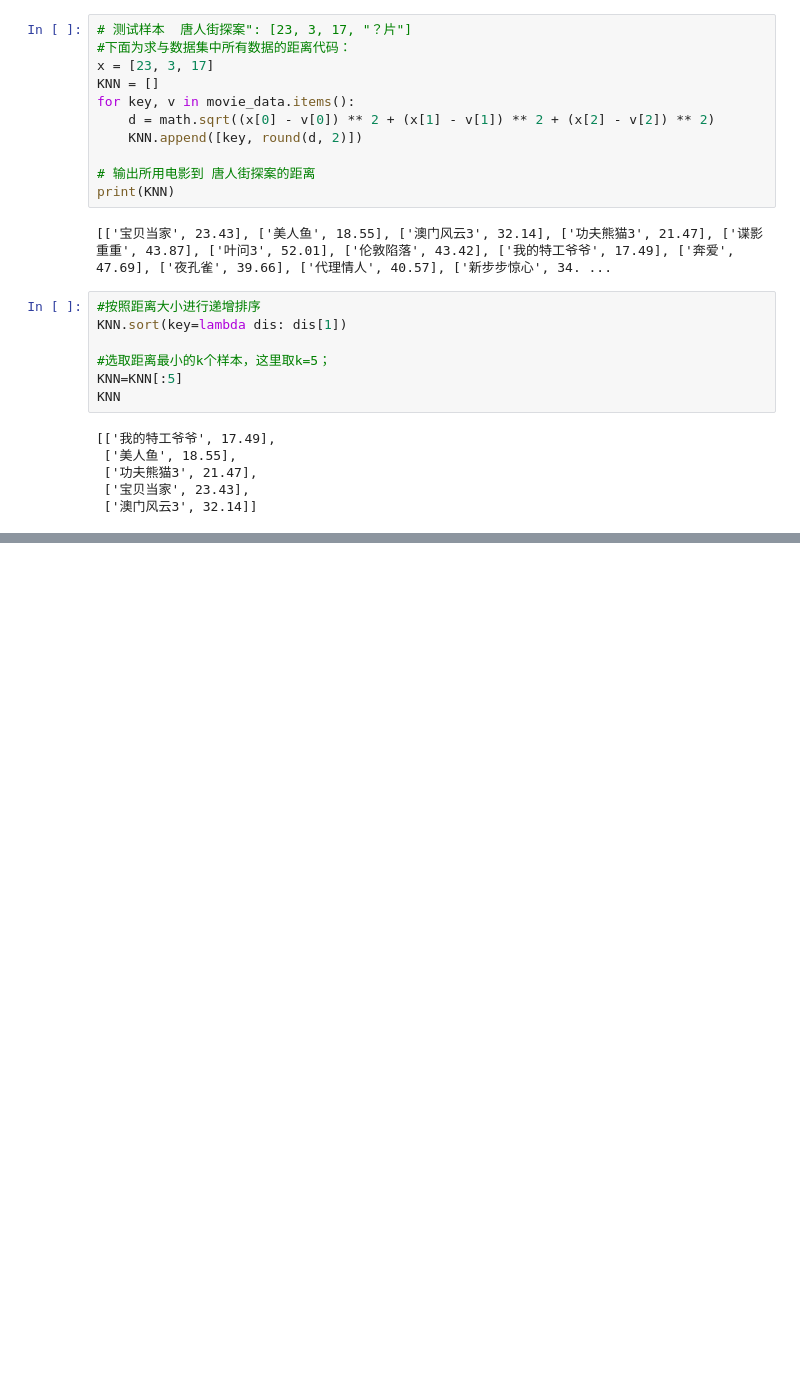
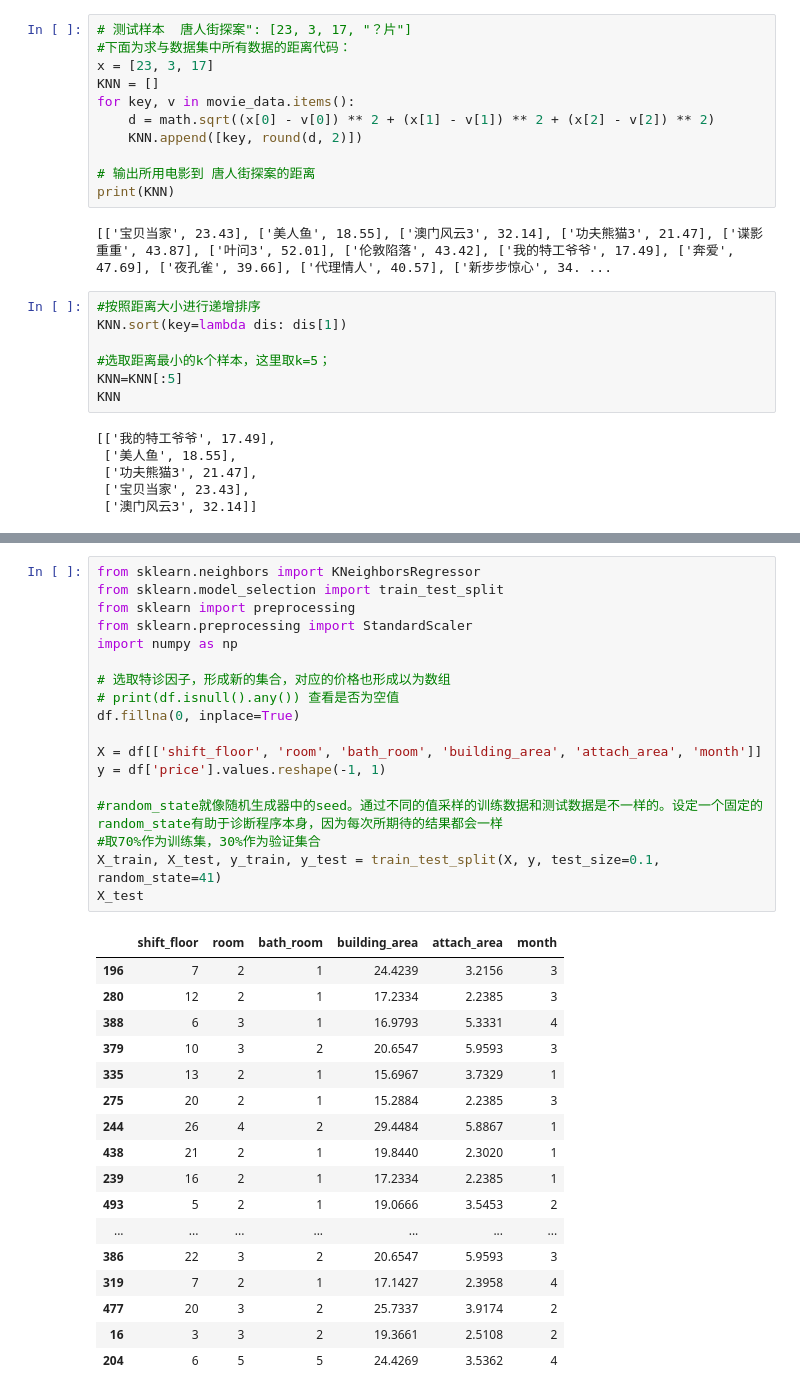
Before and after one commit to xiaoxie110/python_learn, a Jupyter notebook: knn.ipynb, the cells around one changed output, grey strips where cells are left out. Drawn from its saved outputs; the diff is of its cells as text; blank space fills up the shorter version.

```diff
--- a/knn.ipynb
+++ b/knn.ipynb
@@ -50,0 +103,36 @@ labels
+# %%
+from sklearn.neighbors import KNeighborsRegressor
+from sklearn.model_selection import train_test_split
+from sklearn import preprocessing
+from sklearn.preprocessing import StandardScaler
+import numpy as np
+
+# 选取特诊因子，形成新的集合，对应的价格也形成以为数组
+# print(df.isnull().any()) 查看是否为空值
+df.fillna(0, inplace=True)
+
+X = df[['shift_floor', 'room', 'bath_room', 'building_area', 'attach_area', 'month']]
+y = df['price'].values.reshape(-1, 1)
+
+#random_state就像随机生成器中的seed。通过不同的值采样的训练数据和测试数据是不一样的。设定一个固定的random_state有助于诊断程序本身，因为每次所期待的结果都会一样
+#取70%作为训练集，30%作为验证集合
+X_train, X_test, y_train, y_test = train_test_split(X, y, test_size=0.1, random_state=41)
+X_test
+# %% [output]
+|  | shift_floor | room | bath_room | building_area | attach_area | month |
+| 196 | 7 | 2 | 1 | 24.4239 | 3.2156 | 3 |
+| 280 | 12 | 2 | 1 | 17.2334 | 2.2385 | 3 |
+| 388 | 6 | 3 | 1 | 16.9793 | 5.3331 | 4 |
+| 379 | 10 | 3 | 2 | 20.6547 | 5.9593 | 3 |
+| 335 | 13 | 2 | 1 | 15.6967 | 3.7329 | 1 |
+| 275 | 20 | 2 | 1 | 15.2884 | 2.2385 | 3 |
+| 244 | 26 | 4 | 2 | 29.4484 | 5.8867 | 1 |
+| 438 | 21 | 2 | 1 | 19.8440 | 2.3020 | 1 |
+| 239 | 16 | 2 | 1 | 17.2334 | 2.2385 | 1 |
+| 493 | 5 | 2 | 1 | 19.0666 | 3.5453 | 2 |
+| ... | ... | ... | ... | ... | ... | ... |
+| 386 | 22 | 3 | 2 | 20.6547 | 5.9593 | 3 |
+| 319 | 7 | 2 | 1 | 17.1427 | 2.3958 | 4 |
+| 477 | 20 | 3 | 2 | 25.7337 | 3.9174 | 2 |
+| 16 | 3 | 3 | 2 | 19.3661 | 2.5108 | 2 |
+| 204 | 6 | 5 | 5 | 24.4269 | 3.5362 | 4 |
```
Also changed, not shown: parts of 9 cells of this notebook, 4 other files.
